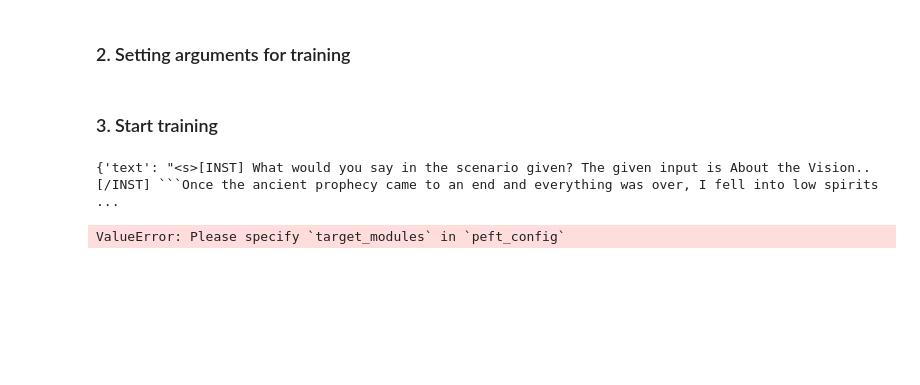
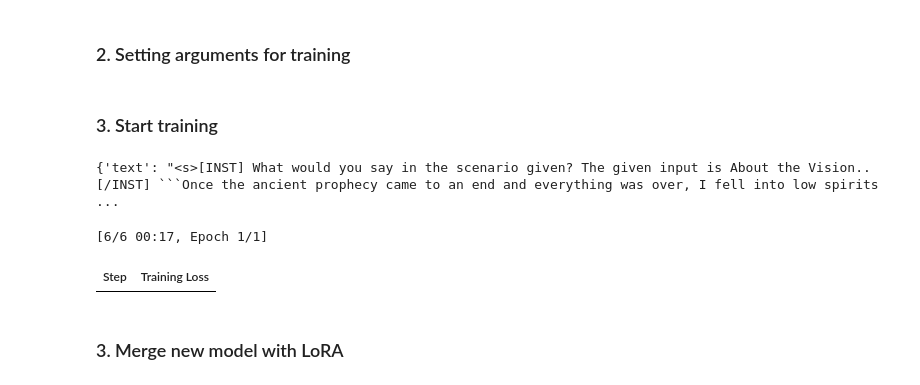
Before and after one commit to EnderXie23/virtual-moments, a Jupyter notebook: fine_tuning/train.ipynb, the cells around one changed output. Drawn from its saved outputs; the diff is of its cells as text; code cells hidden in the pictures; blank space fills up the shorter version.

```diff
--- a/fine_tuning/train.ipynb
+++ b/fine_tuning/train.ipynb
@@ -6,17 +6,11 @@ Here we apply the prepared data to the model and train.
 ### 1. Configuration
 # %%
 from transformers import BitsAndBytesConfig
+# import flash_attention
 import torch
 
 model_name = "/ssdshare/Phi-3-mini-128k-instruct"
 device_map = "auto"
-
-bnb_config = BitsAndBytesConfig(
-    load_in_4bit= True,    # use 4-bit precision for base model loading
-    bnb_4bit_quant_type= "nf4",  # Quantization type (fp4 or nf4)
-    bnb_4bit_compute_dtype= torch.bfloat16,   # Compute dtype for 4-bit base models  "float16" or torch.bfloat16
-    bnb_4bit_use_double_quant= False,  # Activate nested quantization for 4-bit base models (double quantization)
-)
 
 from transformers import (
     AutoModelForCausalLM,
@@ -25,19 +19,25 @@ from transformers import (
     pipeline,
 )
 
-# Load base model with bnb config
+# Load base model
+model_kwargs = dict(
+    use_cache=False,
+    trust_remote_code=True,
+    # attn_implementation="flash_attention_2",  # loading the model with flash-attention support
+    torch_dtype=torch.bfloat16,
+    device_map=device_map,
+)
 model = AutoModelForCausalLM.from_pretrained(
     model_name,
-    quantization_config=bnb_config,
-    device_map=device_map
+    **model_kwargs,
 )
-model.config.use_cache = False
-model.config.pretraining_tp = 1
 
 # Load LLaMA tokenizer
-tokenizer = AutoTokenizer.from_pretrained(model_name, trust_remote_code=True)
-tokenizer.pad_token = tokenizer.eos_token
-tokenizer.padding_side = "left"
+tokenizer = AutoTokenizer.from_pretrained(model_name)
+tokenizer.model_max_length = 2048
+tokenizer.pad_token = tokenizer.unk_token
+tokenizer.pad_token_id = tokenizer.convert_tokens_to_ids(tokenizer.pad_token)
+tokenizer.padding_side = "right" # Phi 3 uses right padding
 # %% [output]
 `flash-attention` package not found, consider installing for better performance: No module named 'flash_attn'.
 Current `flash-attenton` does not support `window_size`. Either upgrade or use `attn_implementation='eager'`.
@@ -181,12 +182,18 @@ peft_config = LoraConfig(
 trainer = SFTTrainer(
     model=model,
     train_dataset=dataset,
-    peft_config=peft_config,
     dataset_text_field="text",
     max_seq_length=max_seq_length,
     tokenizer=tokenizer,
     args=training_arguments,
     packing=packing,
 )
-# %% [output]
-ValueError: Please specify `target_modules` in `peft_config`
+# %%
+# Train the model
+trainer.train()
+
+# Save trained model
+trainer.model.save_pretrained(new_model)
+# %% [output]
+[6/6 00:17, Epoch 1/1]
+| Step | Training Loss |
@@ -192,0 +204,2 @@ ValueError: Please specify `target_modules` in `peft_config`
+# %% [markdown]
+### 3. Merge new model with LoRA
```
Also changed, not shown: parts of 5 cells of this notebook, 4 other files.
